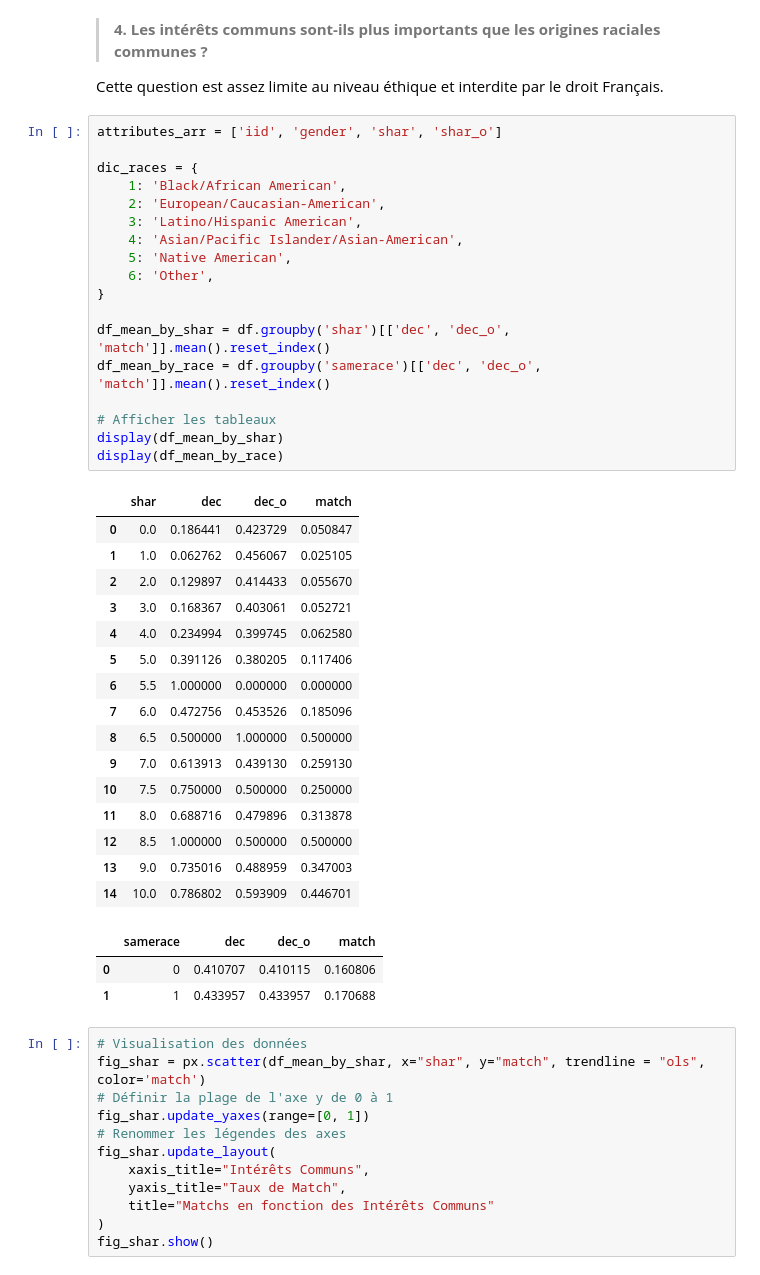
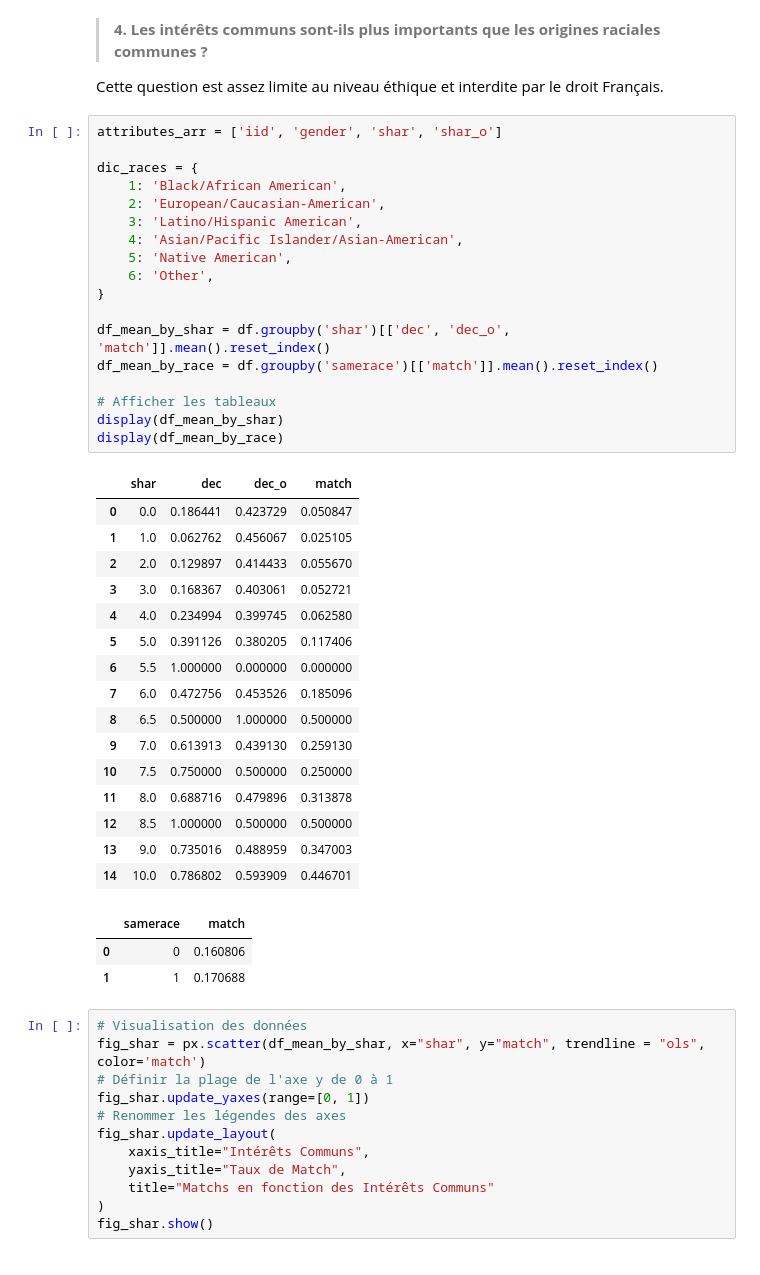
Before and after one commit to littlerobinson/machine-learning-engineer-certification, a Jupyter notebook: eda_speed_dating/eda_speed_dating_project.ipynb, the cells around one changed output. Cells and saved outputs as stored; diff of their text form.

```diff
--- a/eda_speed_dating/eda_speed_dating_project.ipynb
+++ b/eda_speed_dating/eda_speed_dating_project.ipynb
@@ -637,37 +845,37 @@ dic_races = {
     1: 'Black/African American',
     2: 'European/Caucasian-American',
     3: 'Latino/Hispanic American',
     4: 'Asian/Pacific Islander/Asian-American',
     5: 'Native American',
     6: 'Other',
 }
 
 df_mean_by_shar = df.groupby('shar')[['dec', 'dec_o', 'match']].mean().reset_index()
-df_mean_by_race = df.groupby('samerace')[['dec', 'dec_o', 'match']].mean().reset_index()
+df_mean_by_race = df.groupby('samerace')[['match']].mean().reset_index()
 
 # Afficher les tableaux
 display(df_mean_by_shar)
 display(df_mean_by_race)
 # %% [output]
 |  | shar | dec | dec_o | match |
 | 0 | 0.0 | 0.186441 | 0.423729 | 0.050847 |
 | 1 | 1.0 | 0.062762 | 0.456067 | 0.025105 |
 | 2 | 2.0 | 0.129897 | 0.414433 | 0.055670 |
 | 3 | 3.0 | 0.168367 | 0.403061 | 0.052721 |
 | 4 | 4.0 | 0.234994 | 0.399745 | 0.062580 |
 | 5 | 5.0 | 0.391126 | 0.380205 | 0.117406 |
 | 6 | 5.5 | 1.000000 | 0.000000 | 0.000000 |
 | 7 | 6.0 | 0.472756 | 0.453526 | 0.185096 |
 | 8 | 6.5 | 0.500000 | 1.000000 | 0.500000 |
 | 9 | 7.0 | 0.613913 | 0.439130 | 0.259130 |
 | 10 | 7.5 | 0.750000 | 0.500000 | 0.250000 |
 | 11 | 8.0 | 0.688716 | 0.479896 | 0.313878 |
 | 12 | 8.5 | 1.000000 | 0.500000 | 0.500000 |
 | 13 | 9.0 | 0.735016 | 0.488959 | 0.347003 |
 | 14 | 10.0 | 0.786802 | 0.593909 | 0.446701 |
-|  | samerace | dec | dec_o | match |
-| 0 | 0 | 0.410707 | 0.410115 | 0.160806 |
-| 1 | 1 | 0.433957 | 0.433957 | 0.170688 |
+|  | samerace | match |
+| 0 | 0 | 0.160806 |
+| 1 | 1 | 0.170688 |
 # %%
 # Visualisation des données
 fig_shar = px.scatter(df_mean_by_shar, x="shar", y="match", trendline = "ols", color='match')
```
Also changed, not shown: parts of 12 cells of this notebook.
